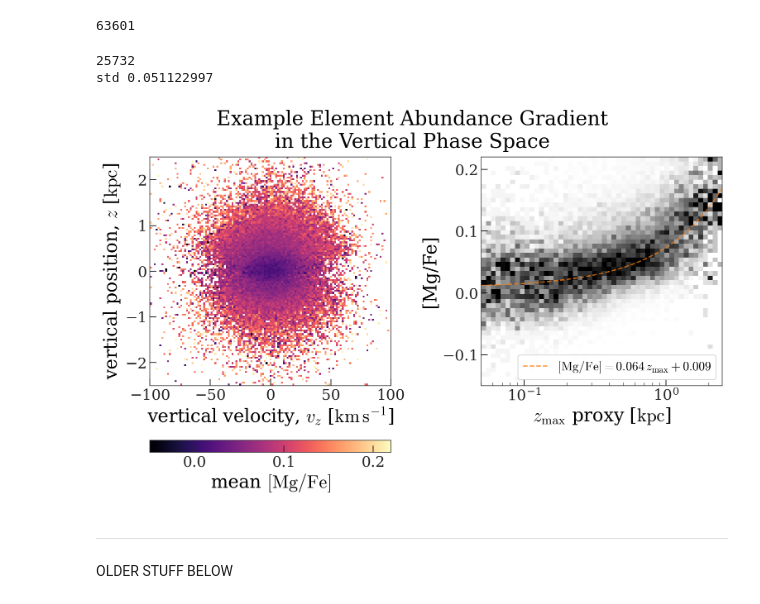
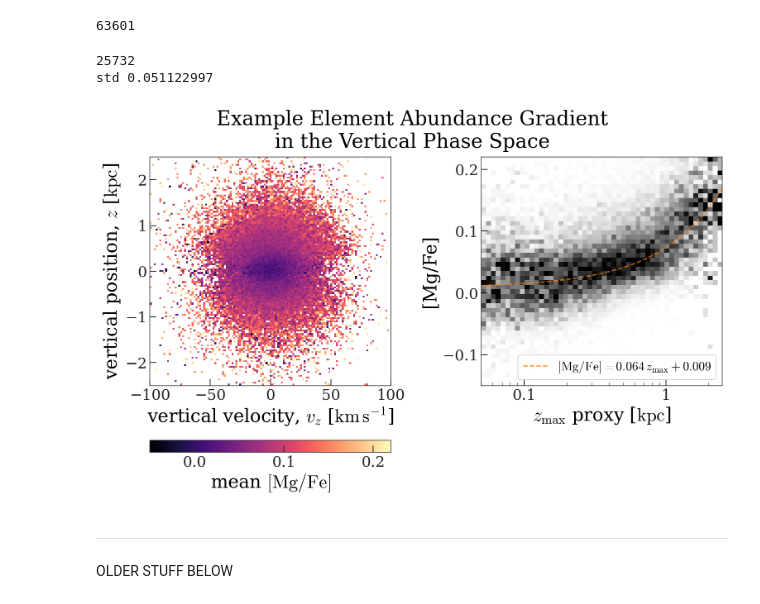
Before and after one commit to adrn/empirical-af, a Jupyter notebook: scripts/Figure-observed-vertical-gradients.ipynb, the cells around one changed output. Cells and saved outputs as stored; diff of their text form; code cells hidden in the pictures.

```diff
--- a/scripts/Figure-observed-vertical-gradients.ipynb
+++ b/scripts/Figure-observed-vertical-gradients.ipynb
@@ -147,34 +147,37 @@ offset = hline_val - slope * 0.15
 ax.plot(
     grid,
     slope * grid + offset,
     ls="--",
     marker="",
     alpha=0.7,
     color="tab:orange",
     lw=1.5,
     label=r"$[{\rm Mg}/{\rm Fe}] = "
     + f"{slope:0.3f}\,"
     + r"z_{\rm max}"
     + f" + {offset:0.3f}$",
 )
 
 ax.legend(loc="lower right", fontsize=15)
 ax.set_xlim(xlim)
 ax.set_xscale("log")
 ax.set_ylim(ylim)
 
+ax.set_xticks([1e-1, 1e0])
+ax.set_xticklabels(["0.1", "1"])
+
 ax.set_xlabel(r"$z_{\rm max}$ proxy " + f"[{u.kpc:latex_inline}]")
 ax.set_ylabel(r"[Mg/Fe]")
 
 fig.suptitle(
     "Example Element Abundance Gradient\nin the Vertical Phase Space", fontsize=24
 )
 
 fig.savefig(figure_path / "mgfe-zvz.pdf", dpi=300)
 # %% [output]
 25732
 std 0.051122997
-[figure, old version]
+[figure, new version]
 # %% [markdown]
 ---
 
```
Also changed, not shown: 1 other file.
